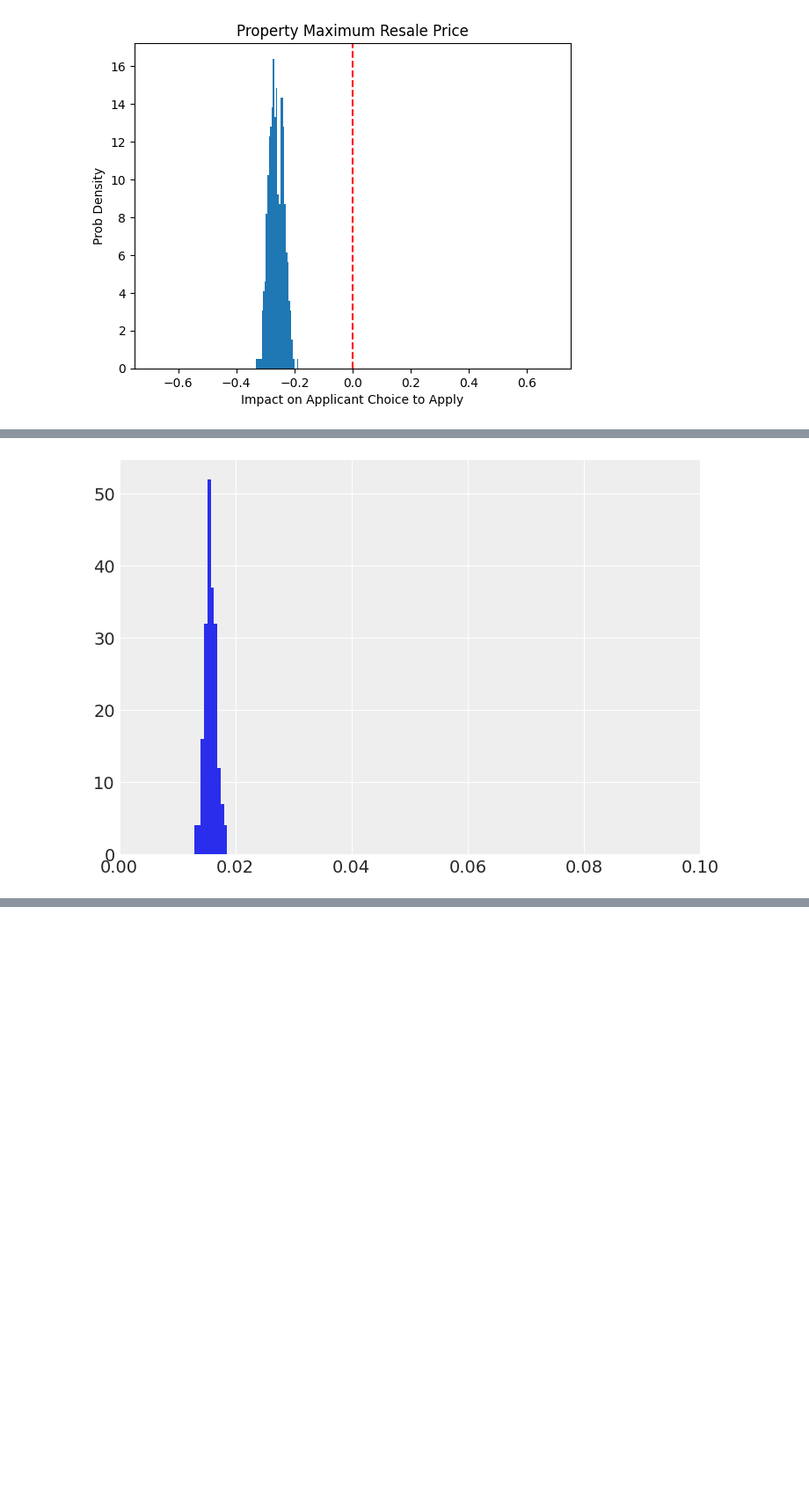
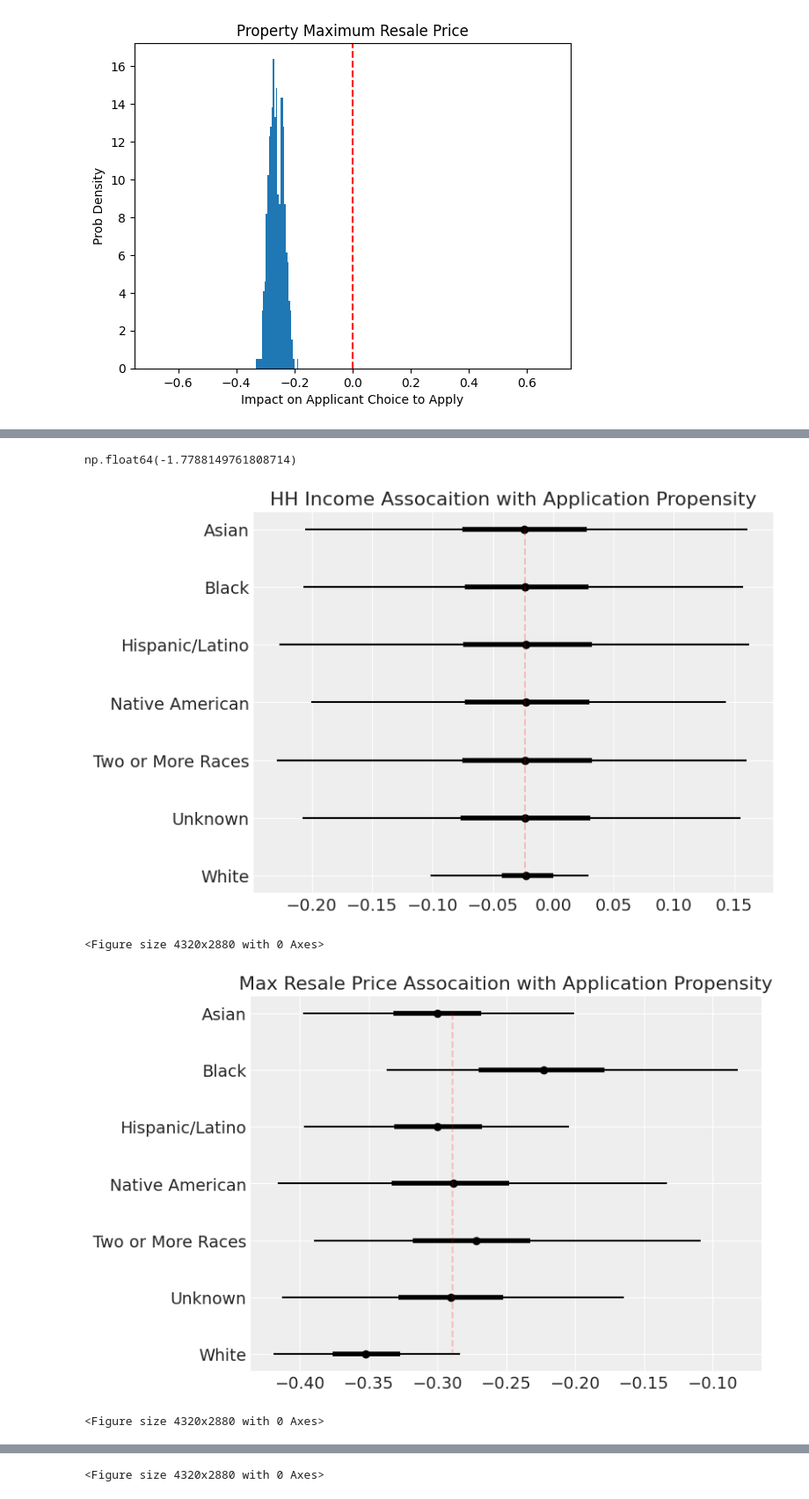
Before and after one commit to BU-Spark/pitne-affordable-housing-efficacy, a Jupyter notebook: fa25-team-b/eda/Bayesian_Model.ipynb, the cells around one changed output, grey strips where cells are left out. Shown at 88% size. Drawn from its saved outputs; the diff is of its cells as text; code cells hidden in the pictures; blank space fills up the shorter version.

```diff
--- a/fa25-team-b/eda/Bayesian_Model.ipynb
+++ b/fa25-team-b/eda/Bayesian_Model.ipynb
@@ -389 +562,4 @@ beta_posterior = idata.posterior["beta_fe"].stack(sample=("chain", "draw")).valu
+# %%
+# fourth chain degenerate-- remove!!
+beta_posterior = beta_posterior[:,:,:-750]
 # %%
@@ -432,6 +607,34 @@ plt.show()
-# %%
-plt.hist(idata.posterior.stack(sample=("chain", "draw")).p.values[0])
-plt.xlim(0,.1)
-plt.show()
-# %% [output]
-[figure, removed]
+# %%
+means.mean()
+# %% [output]
+np.float64(-1.7788149761808714)
+# %%
+for feat in [4, 5, 6]:
+
+    vals = beta_posterior[:, feat, :]
+
+    means = vals.mean(axis=1)
+    ci50 = np.percentile(vals, [25, 75], axis=1)
+    ci95 = np.percentile(vals, [2.5, 97.5], axis=1)
+
+    fig, ax = plt.subplots(figsize=(8, 5))
+
+    y = np.arange(len(races))
+
+    ax.hlines(y, ci95[0], ci95[1], color='black')
+    ax.hlines(y, ci50[0], ci50[1], color='black', linewidth=4)
+    ax.plot(means, y, 'o', color='black')
+
+    ax.vlines(means.mean(), ymin=0, ymax=6, color="red", ls="--", alpha=0.2)
+
+    ax.set_yticks(y)
+    ax.set_yticklabels(races)
+    ax.invert_yaxis()
+    plt.title(f"{features[feat]} Assocaition with Application Propensity")
+    plt.figure(dpi=600)
+    plt.show()
+# %% [output]
+[figure, added]
+<Figure size 4320x2880 with 0 Axes>
+[figure, added]
+<Figure size 4320x2880 with 0 Axes>
@@ -437,0 +642 @@ plt.show()
+<Figure size 4320x2880 with 0 Axes>
```
Also changed, not shown: parts of 11 cells of this notebook.
